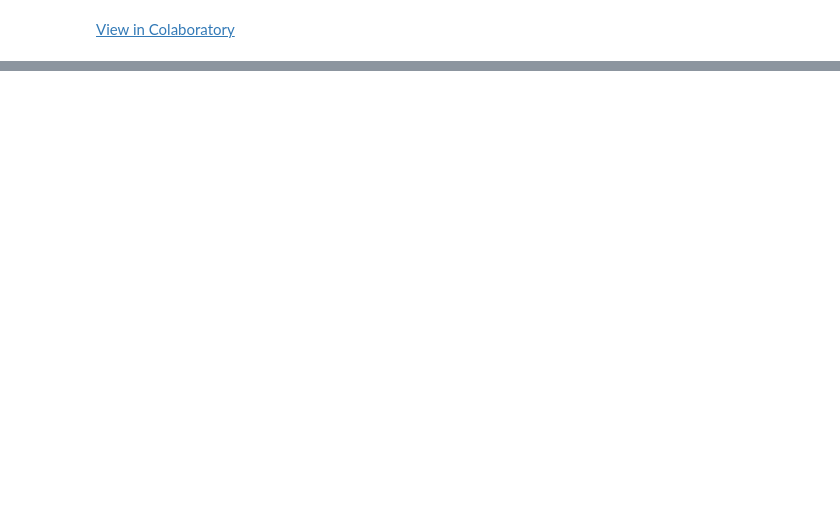
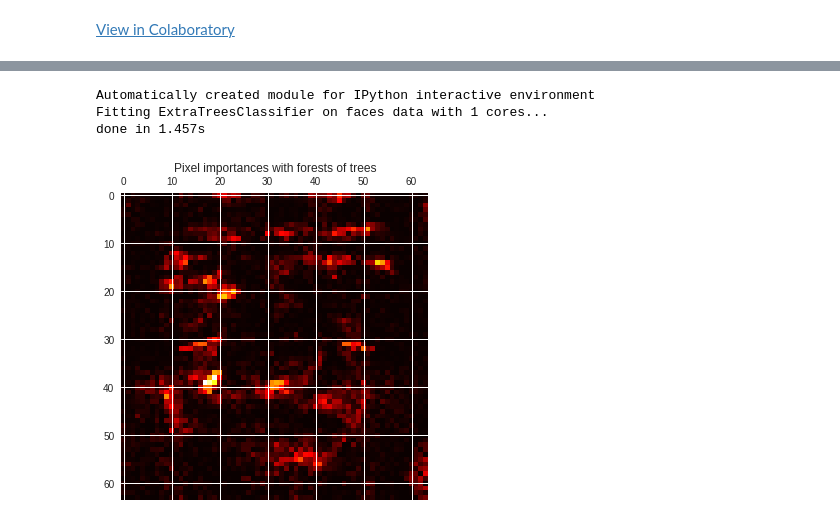
Before and after one commit to kintarou/django-starter, a Jupyter notebook: regression.ipynb, the cells around one changed output, grey strips where cells are left out. Cells and saved outputs as stored; diff of their text form; code cells hidden in the pictures; blank space fills up the shorter version.

```diff
--- a/regression.ipynb
+++ b/regression.ipynb
@@ -323,0 +623,44 @@ plt.show()
+# %%
+#Pixel importances with a parallel forest of trees
+print(__doc__)
+
+from time import time
+import matplotlib.pyplot as plt
+
+from sklearn.datasets import fetch_olivetti_faces
+from sklearn.ensemble import ExtraTreesClassifier
+
+# Number of cores to use to perform parallel fitting of the forest model
+n_jobs = 1
+
+# Load the faces dataset
+data = fetch_olivetti_faces()
+X = data.images.reshape((len(data.images), -1))
+y = data.target
+
+mask = y < 5  # Limit to 5 classes
+X = X[mask]
+y = y[mask]
+
+# Build a forest and compute the pixel importances
+print("Fitting ExtraTreesClassifier on faces data with %d cores..." % n_jobs)
+t0 = time()
+forest = ExtraTreesClassifier(n_estimators=1000,
+                              max_features=128,
+                              n_jobs=n_jobs,
+                              random_state=0)
+
+forest.fit(X, y)
+print("done in %0.3fs" % (time() - t0))
+importances = forest.feature_importances_
+importances = importances.reshape(data.images[0].shape)
+
+# Plot pixel importances
+plt.matshow(importances, cmap=plt.cm.hot)
+plt.title("Pixel importances with forests of trees")
+plt.show()
+# %% [output]
+Automatically created module for IPython interactive environment
+Fitting ExtraTreesClassifier on faces data with 1 cores...
+done in 1.457s
+[figure, added]
```
Also changed, not shown: parts of 25 cells of this notebook.
